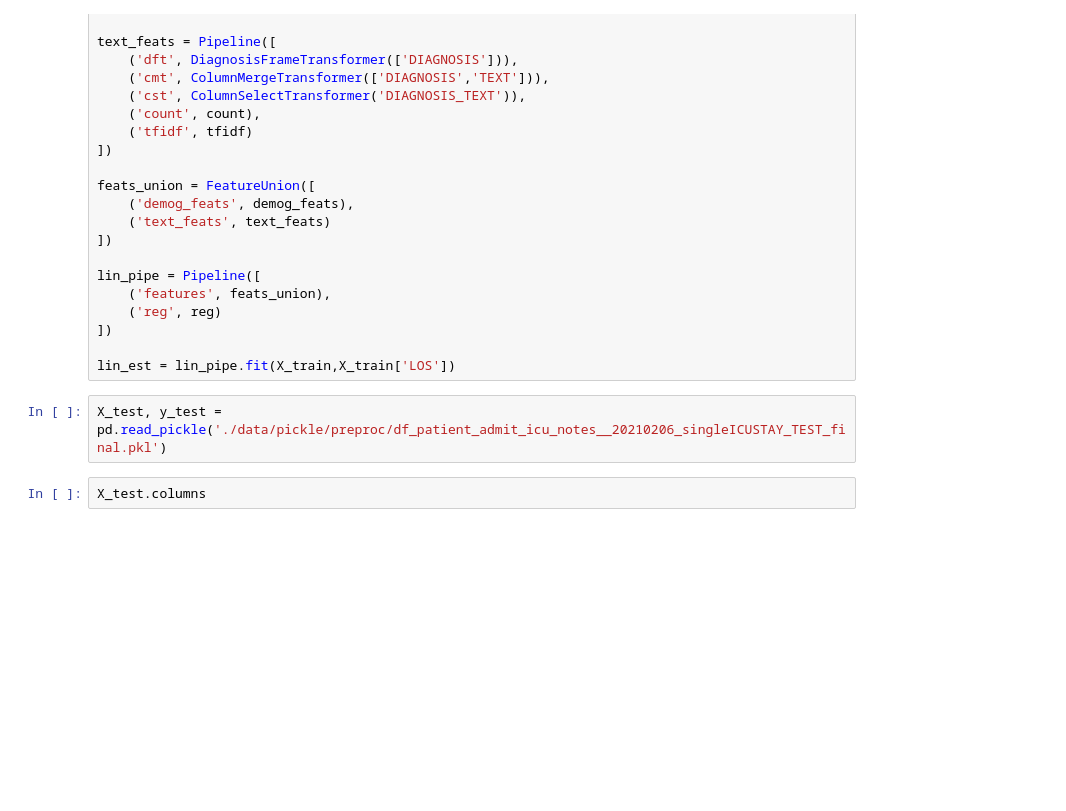
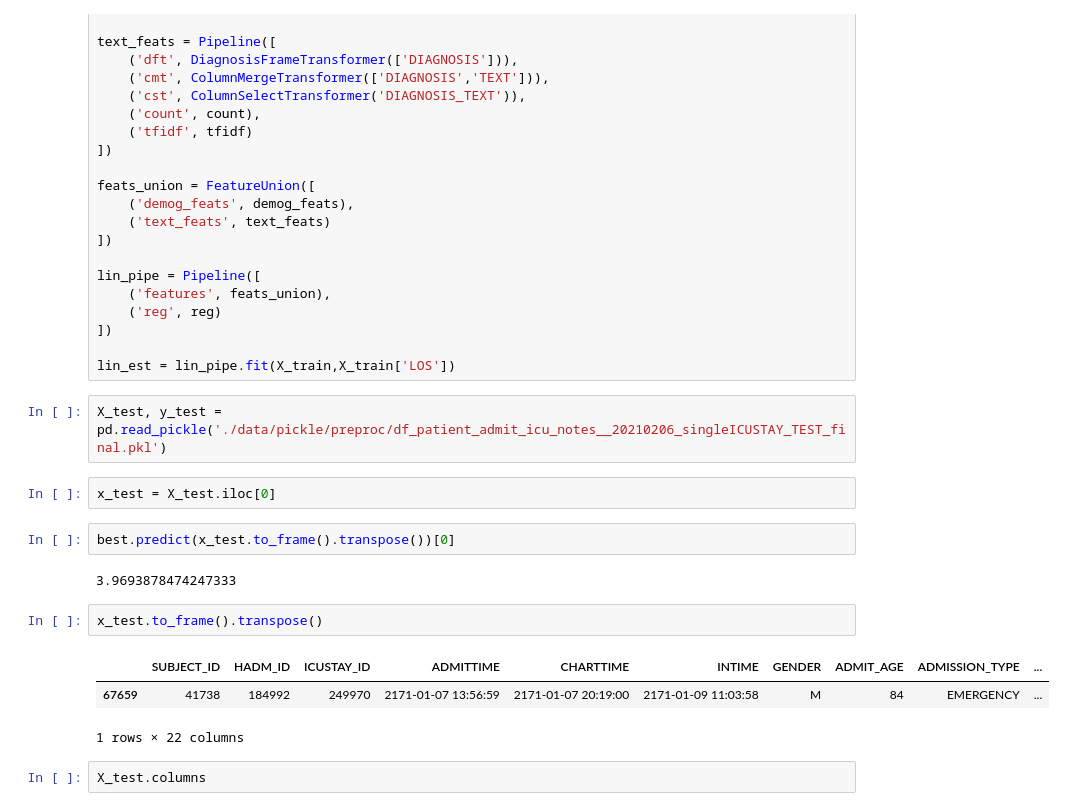
Before and after one commit to adamgiffordphd/imminent_icu_stays, a Jupyter notebook: LOS_model_evaluation.ipynb, the cells around one changed output. Cells and saved outputs as stored; diff of their text form; blank space fills up the shorter version.

```diff
--- a/LOS_model_evaluation.ipynb
+++ b/LOS_model_evaluation.ipynb
@@ -61,6 +76,18 @@ lin_pipe = Pipeline([
 lin_est = lin_pipe.fit(X_train,X_train['LOS'])
 # %%
 X_test, y_test = pd.read_pickle('./data/pickle/preproc/df_patient_admit_icu_notes__20210206_singleICUSTAY_TEST_final.pkl')
+# %%
+x_test = X_test.iloc[0]
+# %%
+best.predict(x_test.to_frame().transpose())[0]
+# %% [output]
+3.9693878474247333
+# %%
+x_test.to_frame().transpose()
+# %% [output]
+|  | SUBJECT_ID | HADM_ID | ICUSTAY_ID | ADMITTIME | CHARTTIME | INTIME | GENDER | ADMIT_AGE | ADMISSION_TYPE | ... |
+| 67659 | 41738 | 184992 | 249970 | 2171-01-07 13:56:59 | 2171-01-07 20:19:00 | 2171-01-09 11:03:58 | M | 84 | EMERGENCY | ... |
+1 rows × 22 columns
 # %%
 X_test.columns
 # %% [output]
```
Also changed, not shown: parts of 5 cells of this notebook, 2 other files.
